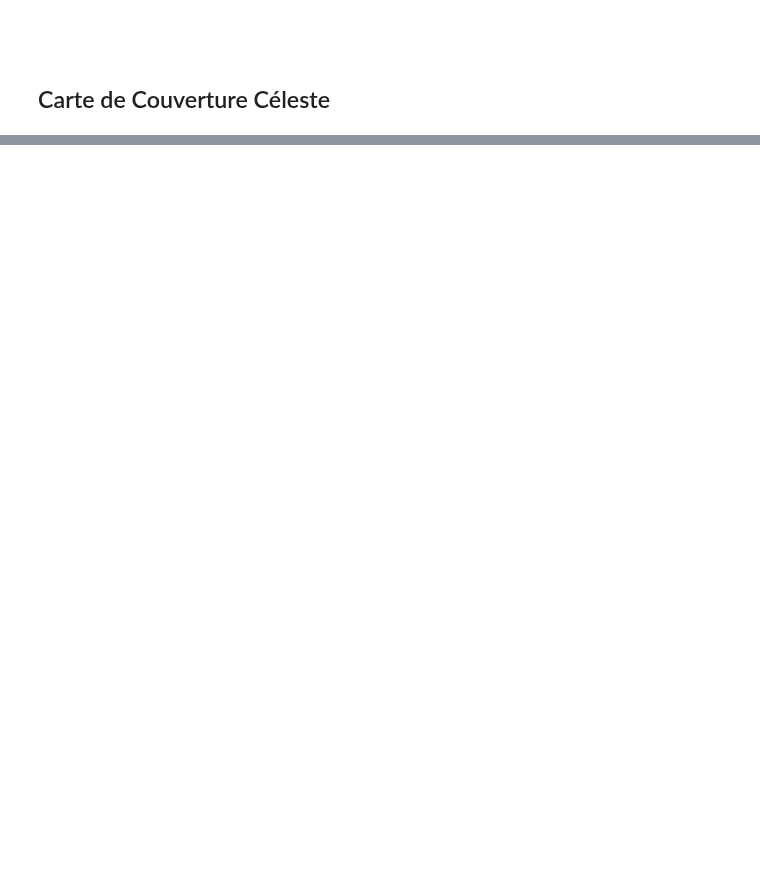
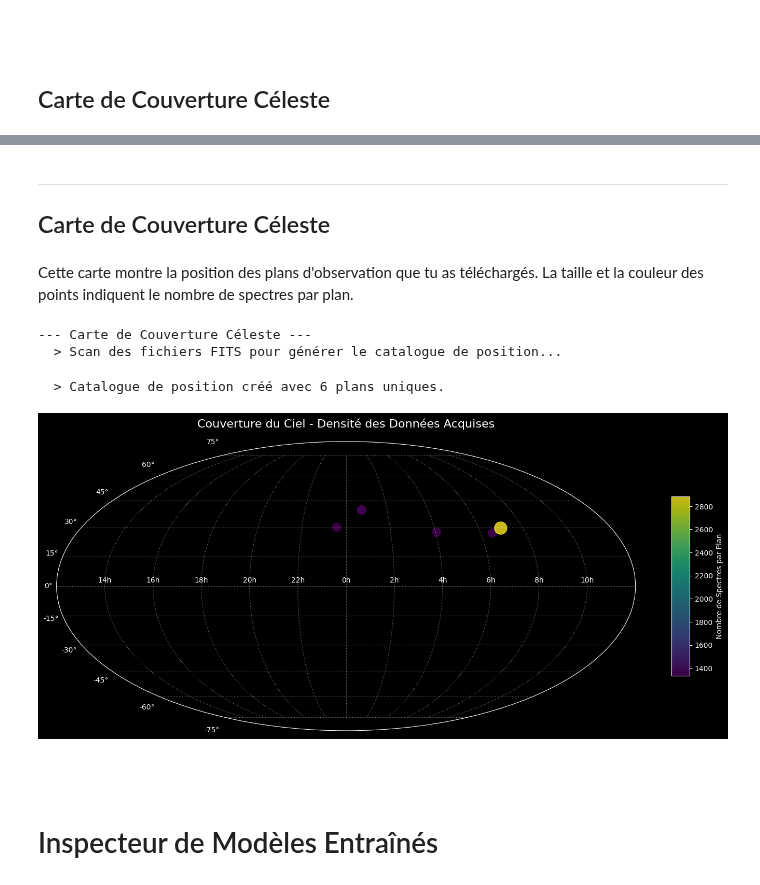
Before and after one commit to PhD-Brown/AstroSpectro, a Jupyter notebook: notebooks/02_tools_and_visuals.ipynb, the cells around one changed output, grey strips where cells are left out. Cells and saved outputs as stored; diff of their text form; code cells hidden in the pictures; blank space fills up the shorter version.

```diff
--- a/notebooks/02_tools_and_visuals.ipynb
+++ b/notebooks/02_tools_and_visuals.ipynb
@@ -783,0 +185,16 @@ except Exception as e:
+# %%
+display(Markdown("--- \n## Carte de Couverture Céleste"))
+display(Markdown("Cette carte montre la position des plans d'observation que tu as téléchargés. La taille et la couleur des points indiquent le nombre de spectres par plan."))
+visualizer.plot_sky_coverage()
+# %% [output]
+---
+## Carte de Couverture Céleste
+Cette carte montre la position des plans d'observation que tu as téléchargés. La taille et la couleur des points indiquent le nombre de spectres par plan.
+--- Carte de Couverture Céleste ---
+  > Scan des fichiers FITS pour générer le catalogue de position...
+  > Catalogue de position créé avec 6 plans uniques.
+[figure, added]
+# %% [markdown]
+#
+# %% [markdown]
+# Inspecteur de Modèles Entraînés
```
Also changed, not shown: parts of 20 cells of this notebook, 10 other files.
